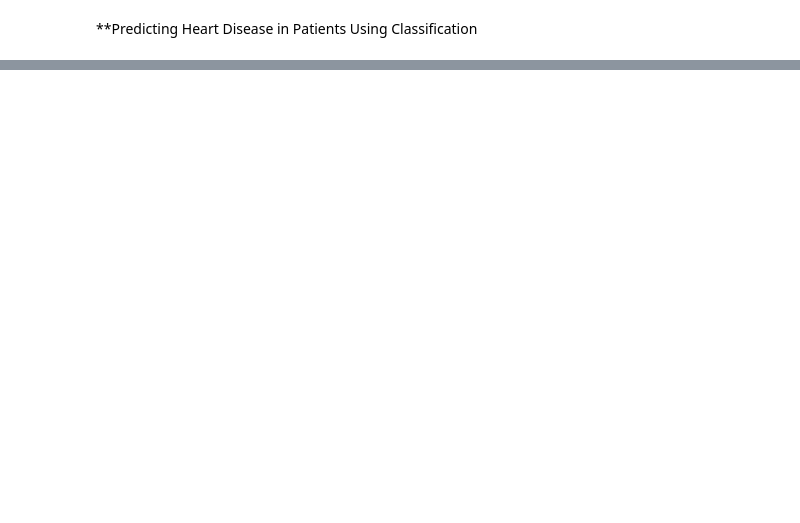
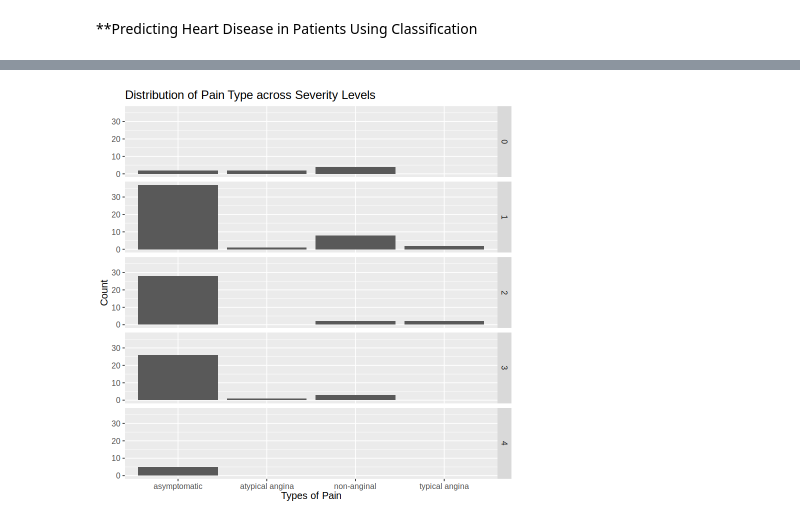
Before and after one commit to cocom250/DSCI-100-Group-17, a Jupyter notebook: group_project_proposal.ipynb, the cells around one changed output, grey strips where cells are left out. Cells and saved outputs as stored; diff of their text form; code cells hidden in the pictures; blank space fills up the shorter version.

```diff
--- a/group_project_proposal.ipynb
+++ b/group_project_proposal.ipynb
@@ -106,0 +105,10 @@ A tibble: 123 × 7
+# %%
+severity_count <- heart_disease_data |>
+    group_by(severity) |>
+    summarize(n = n())
+severity_count #counting for the number of observation in each category to see which severity level is most common
+
+pain_type_count <- heart_disease_data|>
+    group_by(severity, pain_type) |>
+    summarize(n = n())
+pain_type_count #counting for the number of observations with each symptom
@@ -106,0 +143,12 @@ A tibble: 123 × 7
+# %%
+pain_type_distribution <- ggplot(pain_type_count,
+                                 aes(x= pain_type, y =n)) +
+    geom_bar(stat ="identity") +
+    labs(x = "Types of Pain", y = "Count")+
+    theme(text = element_text(size =12)) +
+    facet_grid(rows = vars(severity)) +
+    ggtitle("Distribution of Pain Type across Severity Levels")
+
+print(pain_type_distribution)
+# %% [output]
+[figure, added]
```
Also changed, not shown: parts of 5 cells of this notebook.
